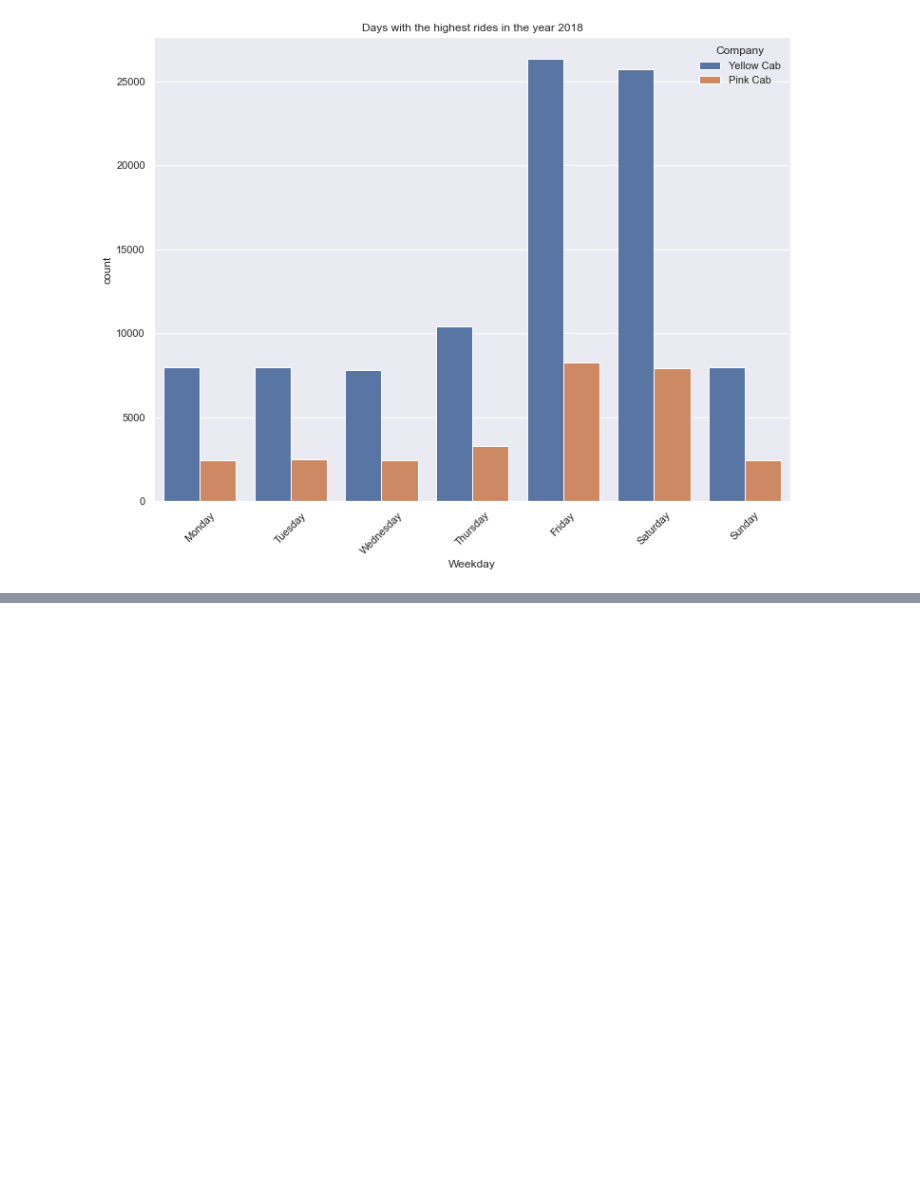
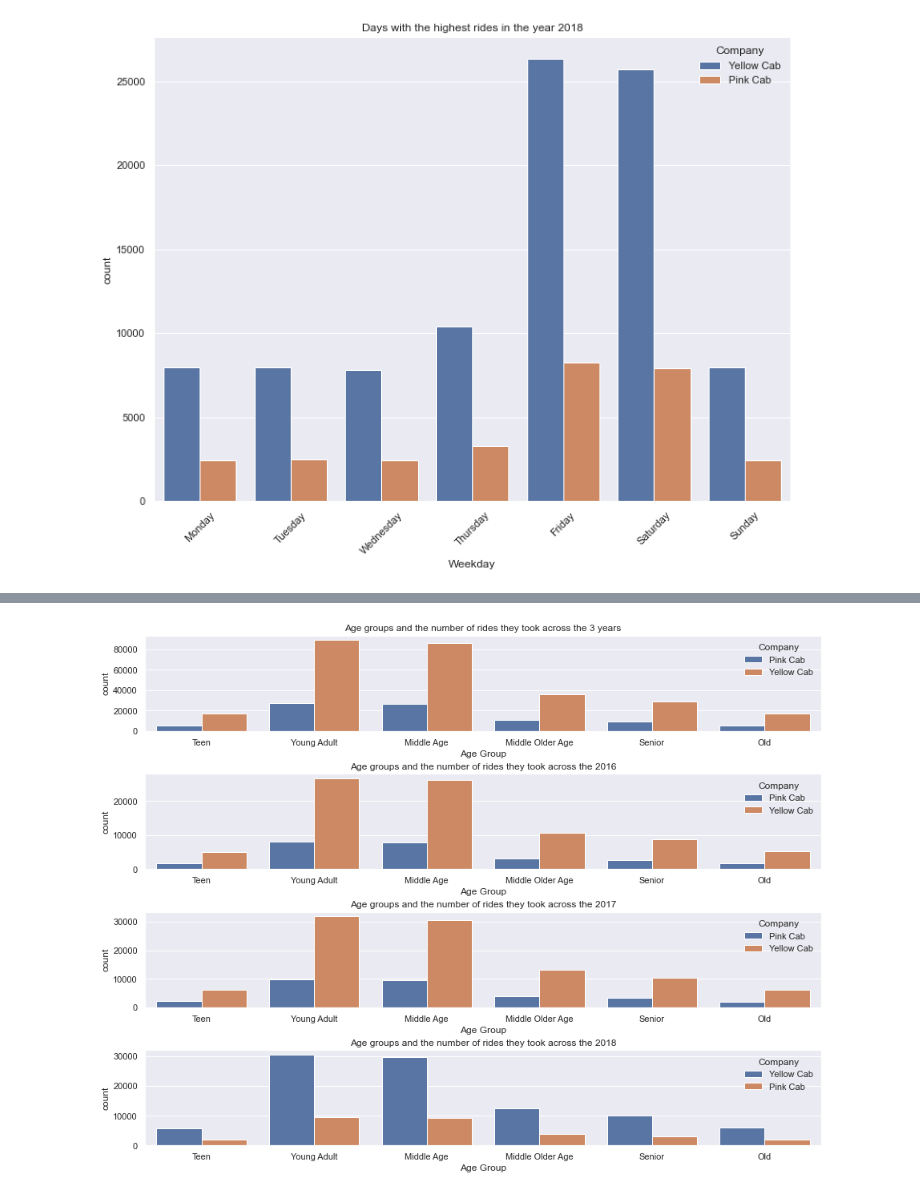
Before and after one commit to joeelorm/DataGlacierInternship, a Jupyter notebook: Week2/cab_companies.ipynb, the cells around one changed output, grey strips where cells are left out. Saved outputs shown, nothing was run; the diff lists cells and outputs as text; code cells hidden in the pictures; blank space fills up the shorter version.

```diff
--- a/Week2/cab_companies.ipynb
+++ b/Week2/cab_companies.ipynb
@@ -634,0 +657,19 @@ In 2016, both companies start seeing the number rides increasing from Thursday,
+# %%
+data2016 = data[data['Year'] == 2016]
+data2017 = data[data['Year'] == 2017]
+data2018 = data[data['Year'] == 2018]
+# %%
+fig, ax = plt.subplots(4, 1, figsize = (13, 10))
+fig.tight_layout(pad = 2.5)
+sns.countplot(ax = ax[0],data = data, x = 'Age Group', hue = 'Company')
+sns.countplot(ax = ax[1],data = data2016, x = 'Age Group', hue = 'Company')
+sns.countplot(ax = ax[2],data = data2017, x = 'Age Group', hue = 'Company')
+sns.countplot(ax = ax[3],data = data2018, x = 'Age Group', hue = 'Company')
+ax[0].set_title('Age groups and the number of rides they took across the 3 years')
+ax[1].set_title('Age groups and the number of rides they took across the 2016')
+ax[2].set_title('Age groups and the number of rides they took across the 2017')
+ax[3].set_title('Age groups and the number of rides they took across the 2018')
+
+plt.show()
+# %% [output]
+[figure, added]
```
Also changed, not shown: parts of 34 cells of this notebook.
